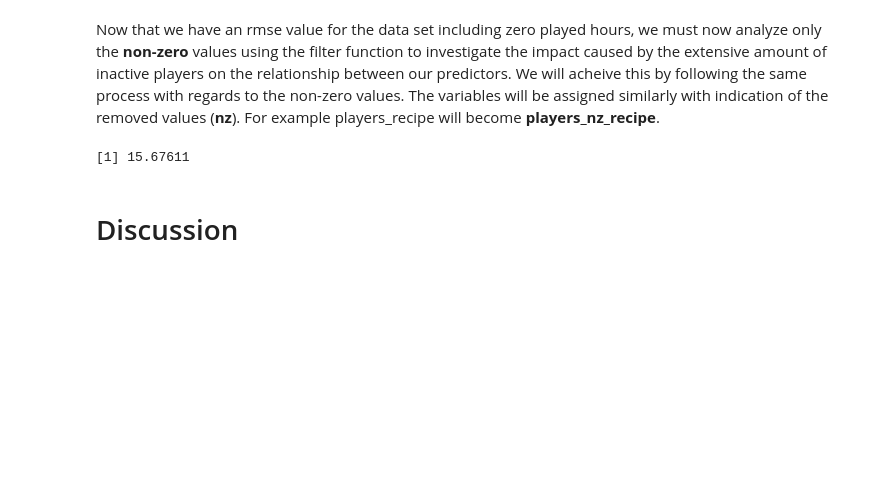
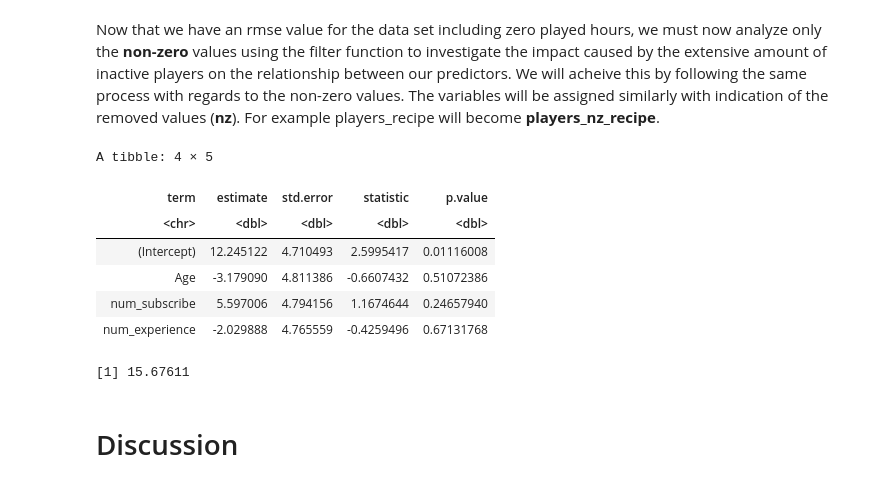
Before and after one commit to ryyuerber/DSCI100_Group_26_Final_Proj, a Jupyter notebook: ProjectWork.ipynb, the cells around one changed output. Cells and saved outputs as stored; diff of their text form; code cells hidden in the pictures; blank space fills up the shorter version.

```diff
--- a/ProjectWork.ipynb
+++ b/ProjectWork.ipynb
@@ -308,41 +321,45 @@ Now that we have an rmse value for the data set including zero played hours, we
 # %%
 set.seed(2019)
 players_fn_nonzeros <- players_fn|>
     filter(played_hours != 0)
 
 players_split_2 <- initial_split(players_fn_nonzeros, prop = 0.75, strata = played_hours)
 players_nz_training <- training(players_split_2)
 players_nz_testing <- testing(players_split_2)
 
 players_nz_recipe <- recipe(played_hours ~ ., data = players_nz_training) |>
     step_scale(all_predictors()) |>
     step_center(all_predictors()) |>
     step_impute_mean(all_predictors())
 
 player_nz_fit <- workflow() |>
     add_recipe(players_nz_recipe) |>
     add_model(lm_spec) |>
     fit(data = players_nz_training)
 
-players_nz_pred_train <- player_nz_fit |>
-        predict(players_nz_training) |>
-        bind_cols(players_nz_training)
-
-lm_rmse_2 <- metrics(players_nz_pred_train, truth = played_hours, estimate = .pred) |>
-        filter(.metric == 'rmse') |>
-        select(.estimate) |>
-        pull()
-
 players_nz_pred_test <- player_nz_fit |>
     predict(players_nz_testing) |>
     bind_cols(players_nz_testing)
 
 lm_rmse_test_2 <- metrics(players_nz_pred_test, truth = played_hours, estimate = .pred) |>
     filter(.metric == 'rmse') |>
     select(.estimate) |>
     pull()
+
+mcoeffs_nz <- player_nz_fit |>
+             extract_fit_parsnip() |>
+             tidy()
+
+mcoeffs_nz
 lm_rmse_test_2
 # %% [output]
-[1] 15.67611
+A tibble: 4 × 5
+| term | estimate | std.error | statistic | p.value |
+| <chr> | <dbl> | <dbl> | <dbl> | <dbl> |
+| (Intercept) | 12.245122 | 4.710493 | 2.5995417 | 0.01116008 |
+| Age | -3.179090 | 4.811386 | -0.6607432 | 0.51072386 |
+| num_subscribe | 5.597006 | 4.794156 | 1.1674644 | 0.24657940 |
+| num_experience | -2.029888 | 4.765559 | -0.4259496 | 0.67131768 |
+[1] 15.67611
 # %% [markdown]
 # Discussion
```
Also changed, not shown: parts of 4 cells of this notebook.
